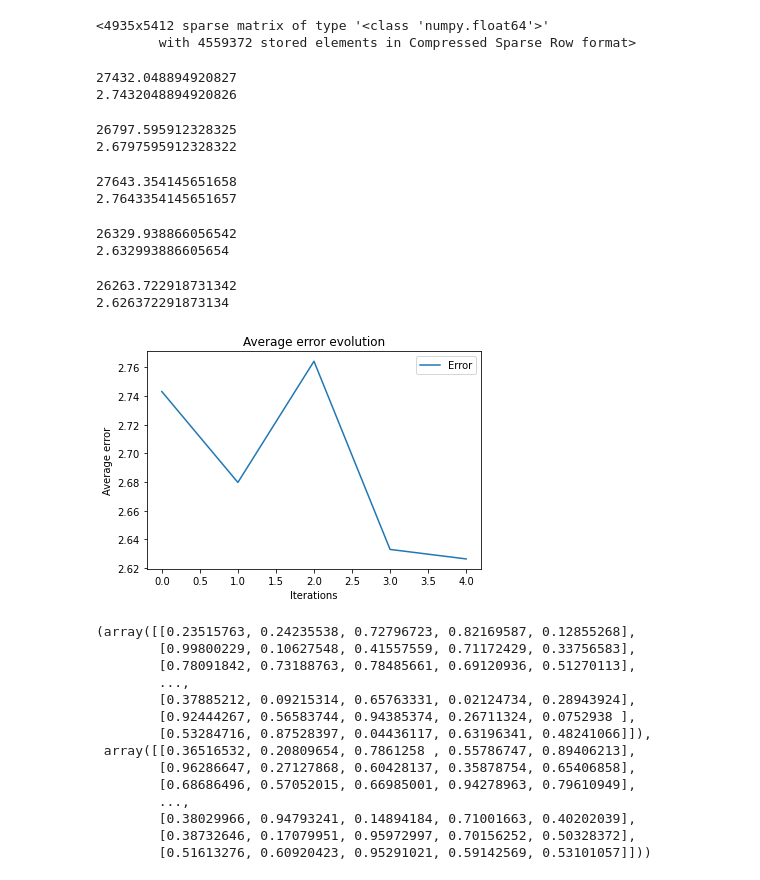
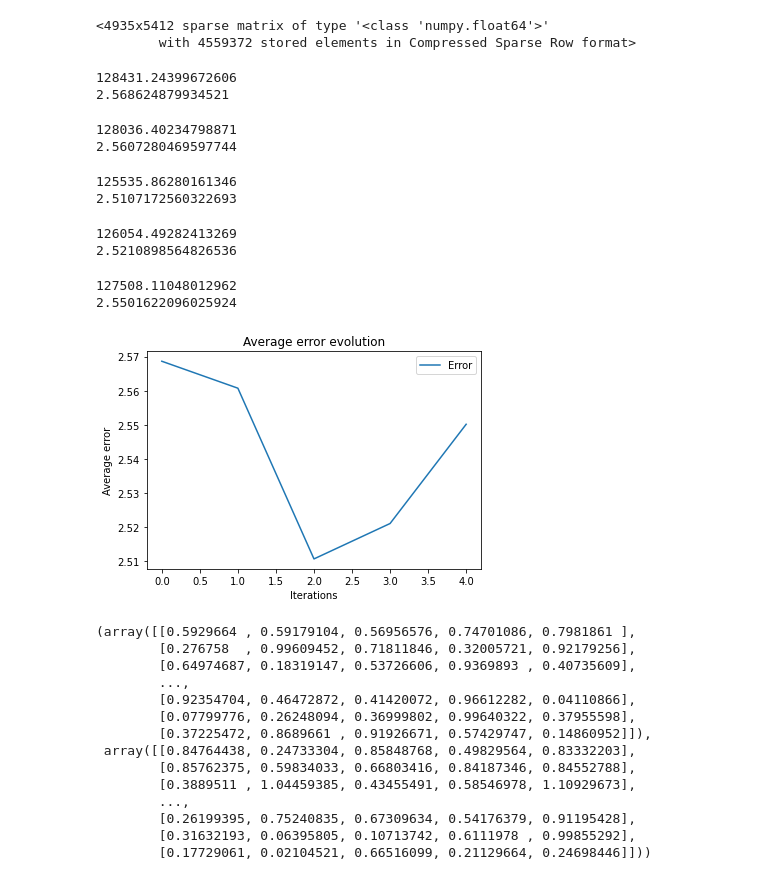
Before and after one commit to Fontanjo/SMA_Project, a Jupyter notebook: tester.ipynb, the cells around one changed output. Drawn from its saved outputs; the diff is of its cells as text; code cells hidden in the pictures.

Commit message:
Improve matrix factorization test script

```diff
--- a/tester.ipynb
+++ b/tester.ipynb
@@ -302,30 +302,30 @@ reduced_user_item
 <4935x5412 sparse matrix of type '<class 'numpy.float64'>'
         with 4559372 stored elements in Compressed Sparse Row format>
 # %%
-matrix_factorization(R=reduced_user_item, K=5, alpha=0.002, lambda_=0.02, max_iter=5, nb_batch=10000)
+matrix_factorization(R=reduced_user_item, K=5, alpha=0.002, lambda_=0.02, max_iter=5, nb_batch=50000)
 # %% [output]
-27432.048894920827
-2.7432048894920826
+128431.24399672606
+2.568624879934521
-26797.595912328325
-2.6797595912328322
+128036.40234798871
+2.5607280469597744
-27643.354145651658
-2.7643354145651657
+125535.86280161346
+2.5107172560322693
-26329.938866056542
-2.632993886605654
+126054.49282413269
+2.5210898564826536
-26263.722918731342
-2.626372291873134
+127508.11048012962
+2.5501622096025924
-[figure, old version]
+[figure, new version]
-(array([[0.23515763, 0.24235538, 0.72796723, 0.82169587, 0.12855268],
-        [0.99800229, 0.10627548, 0.41557559, 0.71172429, 0.33756583],
-        [0.78091842, 0.73188763, 0.78485661, 0.69120936, 0.51270113],
+(array([[0.5929664 , 0.59179104, 0.56956576, 0.74701086, 0.7981861 ],
+        [0.276758  , 0.99609452, 0.71811846, 0.32005721, 0.92179256],
+        [0.64974687, 0.18319147, 0.53726606, 0.9369893 , 0.40735609],
         ...,
-        [0.37885212, 0.09215314, 0.65763331, 0.02124734, 0.28943924],
-        [0.92444267, 0.56583744, 0.94385374, 0.26711324, 0.0752938 ],
-        [0.53284716, 0.87528397, 0.04436117, 0.63196341, 0.48241066]]),
- array([[0.36516532, 0.20809654, 0.7861258 , 0.55786747, 0.89406213],
-        [0.96286647, 0.27127868, 0.60428137, 0.35878754, 0.65406858],
-        [0.68686496, 0.57052015, 0.66985001, 0.94278963, 0.79610949],
+        [0.92354704, 0.46472872, 0.41420072, 0.96612282, 0.04110866],
+        [0.07799776, 0.26248094, 0.36999802, 0.99640322, 0.37955598],
+        [0.37225472, 0.8689661 , 0.91926671, 0.57429747, 0.14860952]]),
+ array([[0.84764438, 0.24733304, 0.85848768, 0.49829564, 0.83332203],
+        [0.85762375, 0.59834033, 0.66803416, 0.84187346, 0.84552788],
+        [0.3889511 , 1.04459385, 0.43455491, 0.58546978, 1.10929673],
         ...,
-        [0.38029966, 0.94793241, 0.14894184, 0.71001663, 0.40202039],
-        [0.38732646, 0.17079951, 0.95972997, 0.70156252, 0.50328372],
-        [0.51613276, 0.60920423, 0.95291021, 0.59142569, 0.53101057]]))
+        [0.26199395, 0.75240835, 0.67309634, 0.54176379, 0.91195428],
+        [0.31632193, 0.06395805, 0.10713742, 0.6111978 , 0.99855292],
+        [0.17729061, 0.02104521, 0.66516099, 0.21129664, 0.24698446]]))
```
Also changed, not shown: parts of 2 cells of this notebook, 2 other files.
